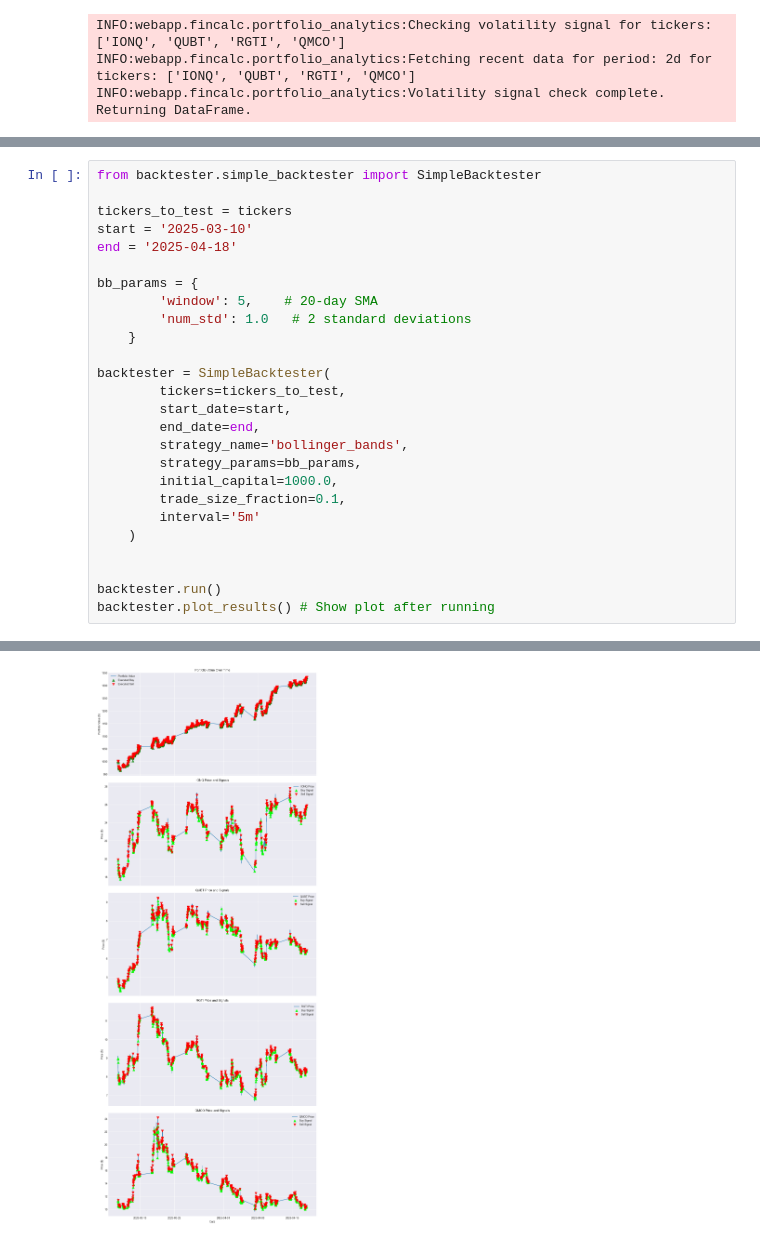
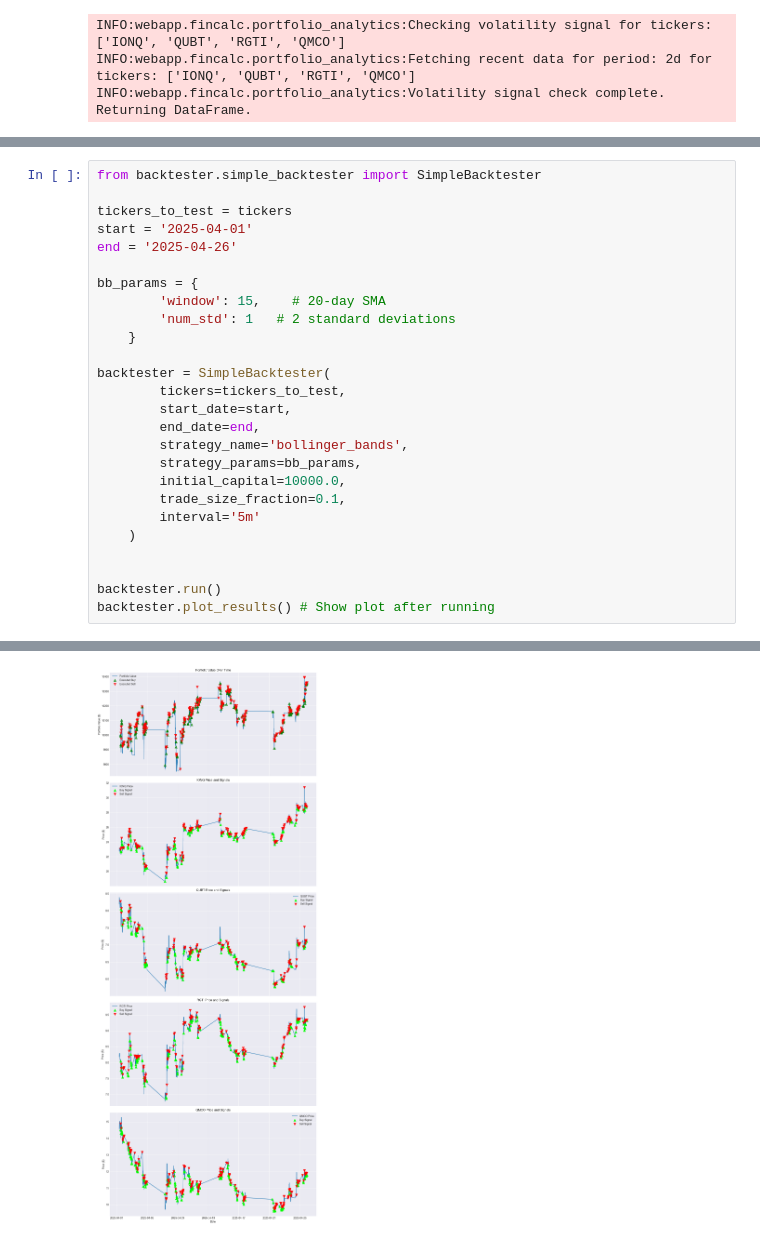
Before and after one commit to andrewBatutin/ib-ai-bot, a Jupyter notebook: notebooks/q_stock_sigma.ipynb, the cells around one changed output, grey strips where cells are left out. Drawn from its saved outputs; the diff is of its cells as text.

```diff
--- a/notebooks/q_stock_sigma.ipynb
+++ b/notebooks/q_stock_sigma.ipynb
@@ -203,12 +203,12 @@ Ticker                       QUBT  RGTI     IONQ     QMCO    QUBT    RGTI
 from backtester.simple_backtester import SimpleBacktester
 
 tickers_to_test = tickers
-start = '2025-03-10'
-end = '2025-04-18'
+start = '2025-04-01'
+end = '2025-04-26'
 
 bb_params = {
-        'window': 5,    # 20-day SMA
-        'num_std': 1.0   # 2 standard deviations
+        'window': 15,    # 20-day SMA
+        'num_std': 1   # 2 standard deviations
     }
 
 backtester = SimpleBacktester(
@@ -217,7 +217,7 @@ backtester = SimpleBacktester(
         end_date=end,
         strategy_name='bollinger_bands',
         strategy_params=bb_params,
-        initial_capital=1000.0,
+        initial_capital=10000.0,
         trade_size_fraction=0.1,
         interval='5m'
     )
@@ -263 +265 @@ See the caveats in the documentation: https://pandas.pydata.org/pandas-docs/stab
-[figure, old version]
+[figure, new version]
```
Also changed, not shown: parts of 6 cells of this notebook, 1 other file.
